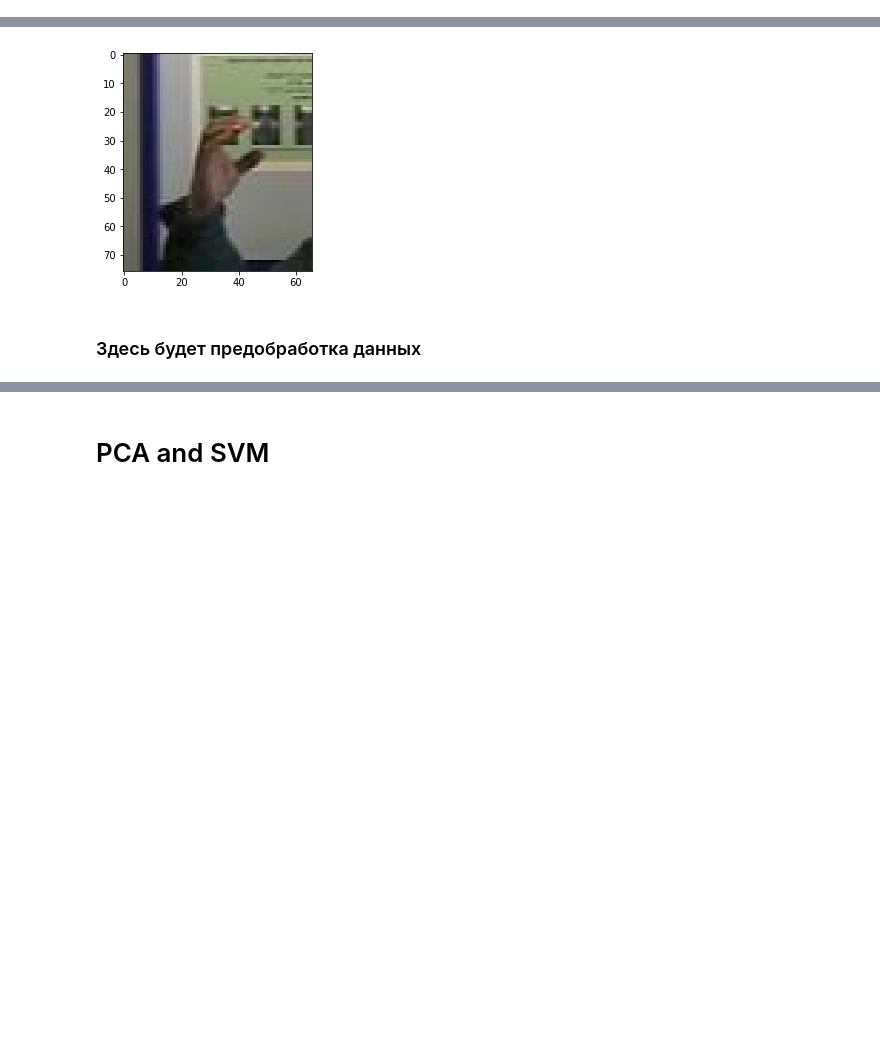
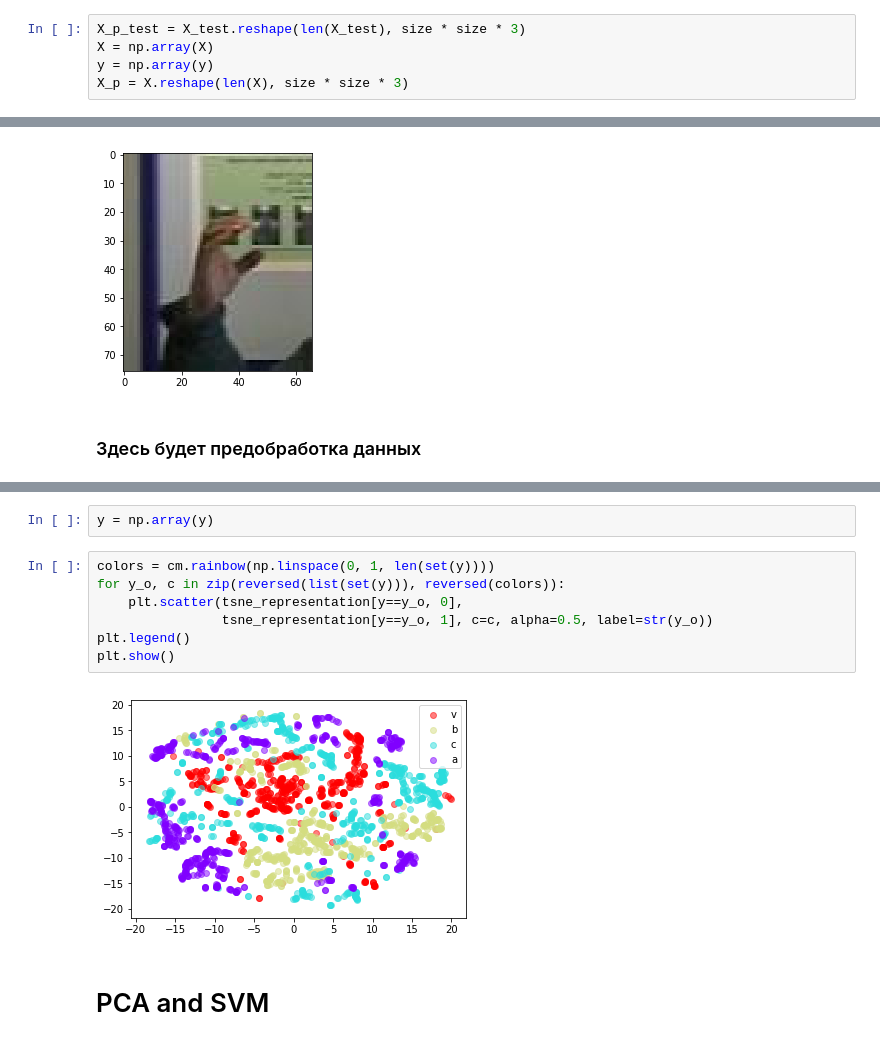
Before and after one commit to TalgatMIPT/sign_language_recognition, a Jupyter notebook: ilya/5_speakers_dataset.ipynb, the cells around one changed output, grey strips where cells are left out. Saved outputs shown, nothing was run; the diff lists cells and outputs as text; blank space fills up the shorter version.

```diff
--- a/ilya/5_speakers_dataset.ipynb
+++ b/ilya/5_speakers_dataset.ipynb
@@ -80,3 +101,8 @@ X = [resize_picture(x, (60, 60, 3)) for x in X]
+# %%
+X_p_test = X_test.reshape(len(X_test), size * size * 3)
+X = np.array(X)
+y = np.array(y)
+X_p = X.reshape(len(X), size * size * 3)
 # %%
 show_picture(900)
 # %% [output]
@@ -126,3 +161,14 @@ c
+# %%
+y = np.array(y)
+# %%
+colors = cm.rainbow(np.linspace(0, 1, len(set(y))))
+for y_o, c in zip(reversed(list(set(y))), reversed(colors)):
+    plt.scatter(tsne_representation[y==y_o, 0],
+                tsne_representation[y==y_o, 1], c=c, alpha=0.5, label=str(y_o))
+plt.legend()
+plt.show()
+# %% [output]
+[figure, added]
 # %% [markdown]
 # PCA and SVM
 # %%
```
Also changed, not shown: parts of 35 cells of this notebook, 4 other files.
